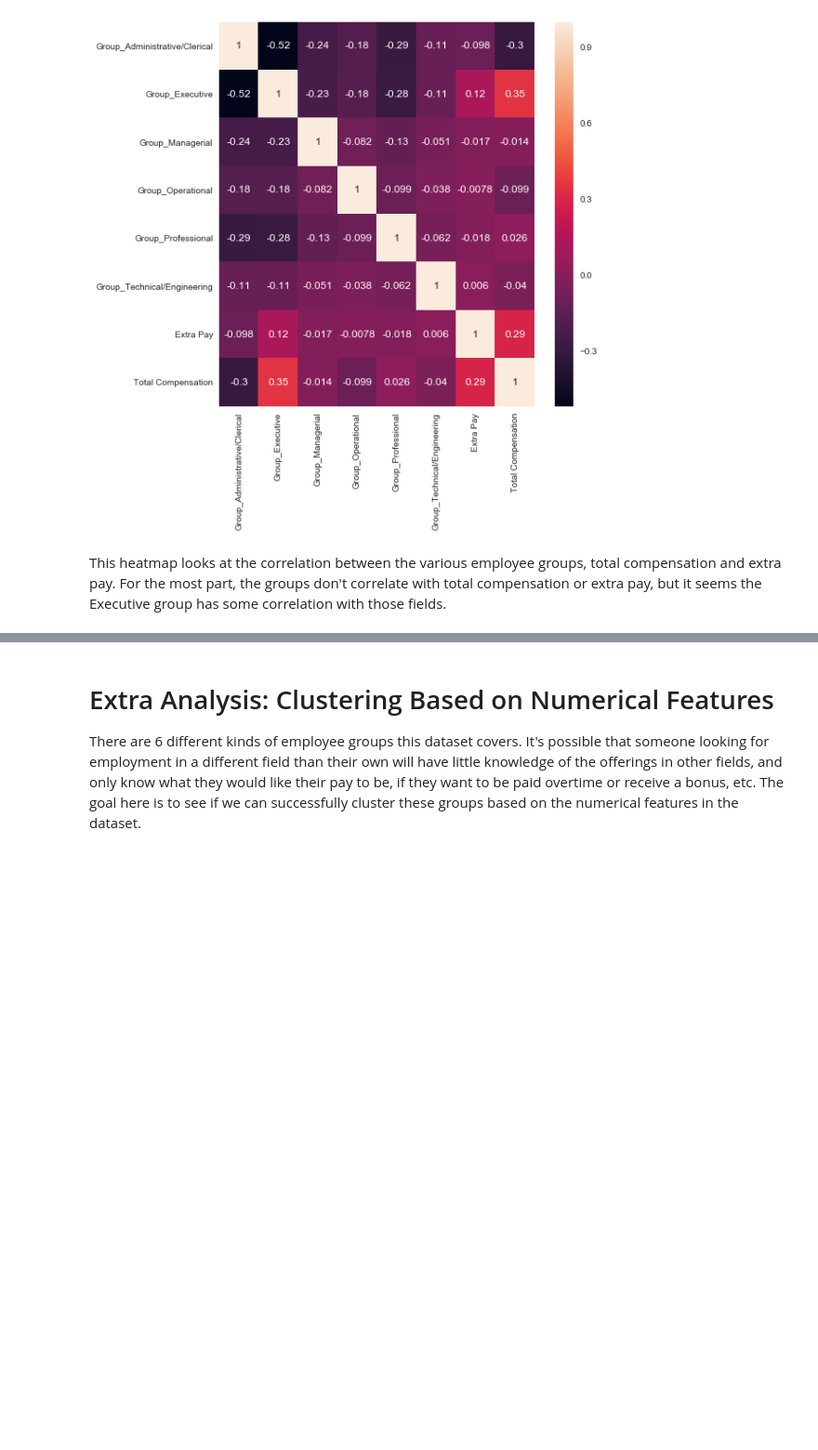
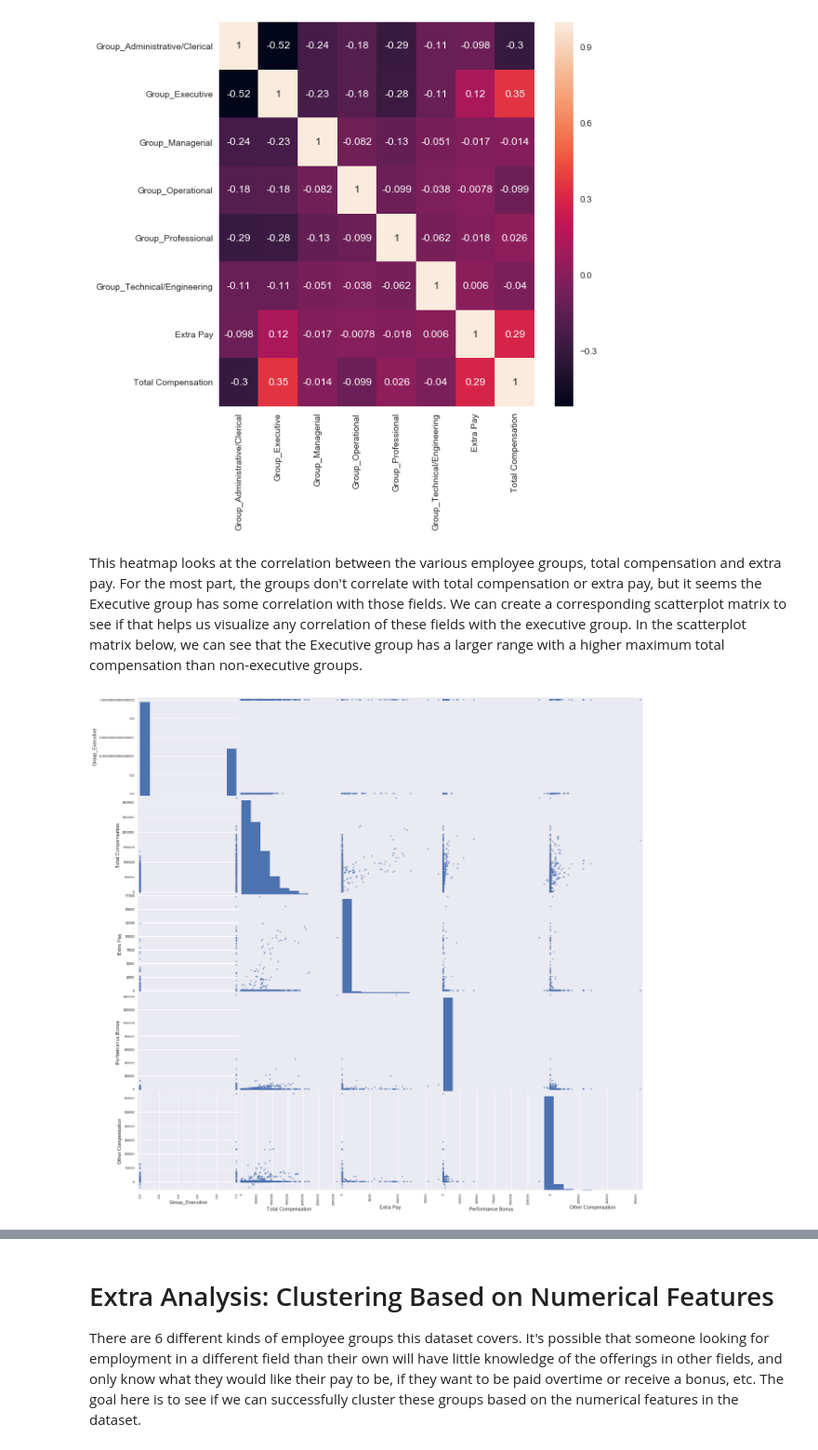
Before and after one commit to michaelcwatts123/JLab, a Jupyter notebook: Lab1.ipynb, the cells around one changed output, grey strips where cells are left out. Shown at 93% size. Drawn from its saved outputs; the diff is of its cells as text; code cells hidden in the pictures; blank space fills up the shorter version.

```diff
--- a/Lab1.ipynb
+++ b/Lab1.ipynb
@@ -367,4 +371,10 @@ sns.heatmap(dataFrame[heatmap_columns_2].corr(), cmap=cmap, annot=True)
 <matplotlib.axes._subplots.AxesSubplot at 0x...>
 [figure]
 # %% [markdown]
-This heatmap looks at the correlation between the various employee groups, total compensation and extra pay.  For the most part, the groups don't correlate with total compensation or extra pay, but it seems the Executive group has some correlation with those fields.
+This heatmap looks at the correlation between the various employee groups, total compensation and extra pay.  For the most part, the groups don't correlate with total compensation or extra pay, but it seems the Executive group has some correlation with those fields. We can create a corresponding scatterplot matrix to see if that helps us visualize any correlation of these fields with the executive group. In the scatterplot matrix below, we can see that the Executive group has a larger range with a higher maximum total compensation than non-executive groups.
+# %%
+execColumns = ['Group_Executive', 'Total Compensation', 'Extra Pay', 'Performance Bonus', 'Other Compensation']
+
+ax = scatter_matrix(dataFrame[execColumns],figsize=(20, 20))
+# %% [output]
+[figure, added]
```
Also changed, not shown: parts of 13 cells of this notebook.
